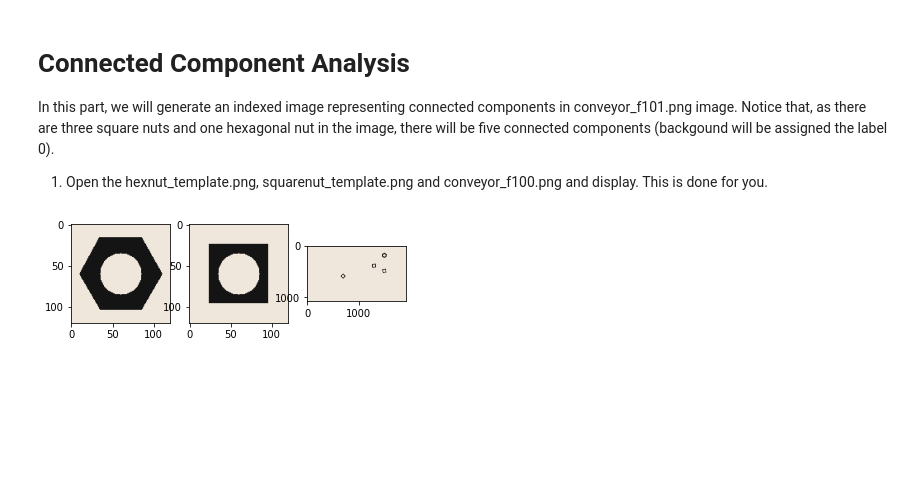
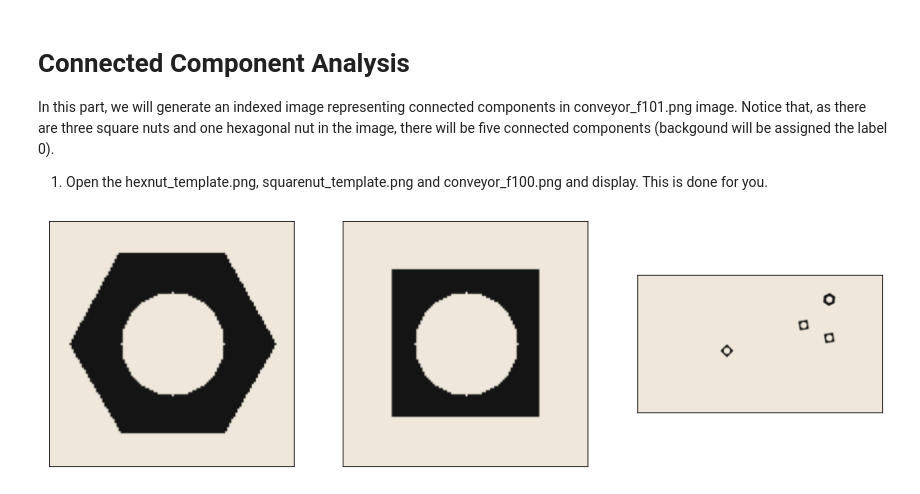
Before and after one commit to Uvin99/EN2550_Assignment3, a Jupyter notebook: Assignment3.ipynb, the cells around one changed output. Cells and saved outputs as stored; diff of their text form; code cells hidden in the pictures; blank space fills up the shorter version.

```diff
--- a/Assignment3.ipynb
+++ b/Assignment3.ipynb
@@ -10,18 +10,17 @@ import cv2 as cv
 import numpy as np
 import matplotlib.pyplot as plt
 # %%
-import cv2 as cv
-import numpy as np
-import matplotlib.pyplot as plt
-
 hexnut_template = cv.imread('assets/hexnut_template.png', cv.IMREAD_COLOR)
 squarenut_template =  cv.imread('assets/squarenut_template.png', cv.IMREAD_COLOR)
 conveyor_f100 =  cv.imread('assets/conveyor_f100.png', cv.IMREAD_COLOR)
 
-fig, ax = plt. subplots(1,3)
+fig, ax = plt. subplots(1,3, figsize = (15,5))
 ax[0].imshow(cv.cvtColor(hexnut_template, cv.COLOR_RGB2BGR))
+ax[0].set_xticks([]), ax[0].set_yticks([])
 ax[1].imshow(cv.cvtColor(squarenut_template, cv.COLOR_RGB2BGR))
+ax[1].set_xticks([]), ax[1].set_yticks([])
 ax[2].imshow(cv.cvtColor(conveyor_f100, cv.COLOR_RGB2BGR))
+ax[2].set_xticks([]), ax[2].set_yticks([])
 plt.show()
 # %% [output]
-[figure, old version]
+[figure, new version]
```
Also changed, not shown: parts of 4 cells of this notebook, 1 other file.
